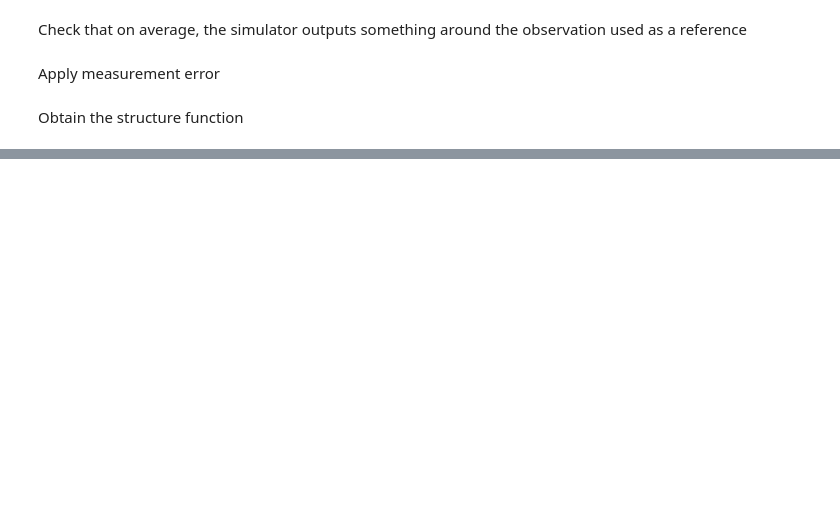
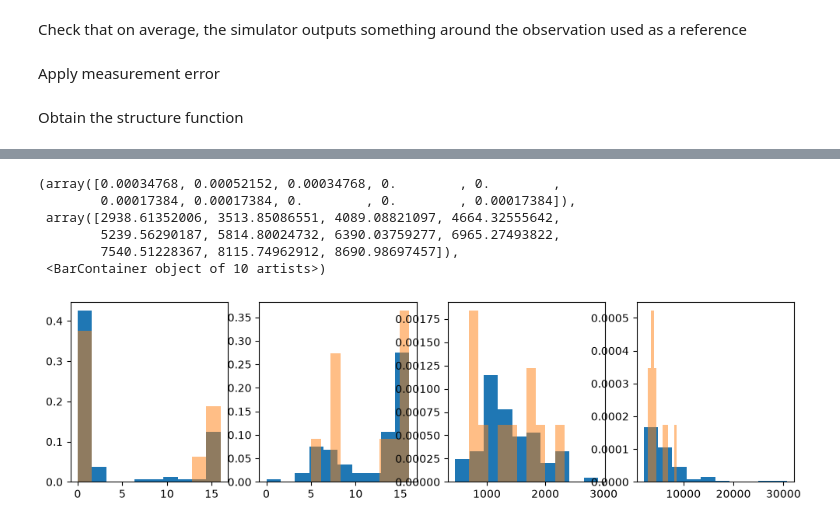
Before and after one commit to MolinAlexei/fast_turbulence_sim, a Jupyter notebook: docs/notebooks/use_sim_updated.ipynb, the cells around one changed output, grey strips where cells are left out. Drawn from its saved outputs; the diff is of its cells as text; code cells hidden in the pictures; blank space fills up the shorter version.

```diff
--- a/docs/notebooks/use_sim_updated.ipynb
+++ b/docs/notebooks/use_sim_updated.ipynb
@@ -274,0 +302,27 @@ stds_broad_10reps = data['stds_broad_10reps']
+# %%
+censhift_sfs_argmins_10reps = np.argmin(sfs_censhift_10reps[:,:17], axis = 1)
+censhift_sfs_argmaxs_10reps = np.argmax(sfs_censhift_10reps[:,:17], axis = 1)
+censhift_sfs_mins_10reps = np.min(sfs_censhift_10reps[:,:17], axis = 1)
+censhift_sfs_maxs_10reps = np.max(sfs_censhift_10reps[:,:17], axis = 1)
+# %%
+fig, ax = plt.subplots(1,4, figsize = (12,3))
+
+ax[0].hist(SFs_censhift[:,:17].argmin(axis = 1), density = True)
+ax[0].hist(censhift_sfs_argmins_10reps, alpha = 0.5, density = True)
+
+ax[1].hist(SFs_censhift[:,:17].argmax(axis = 1), density = True)
+ax[1].hist(censhift_sfs_argmaxs_10reps, alpha = 0.5, density = True)
+
+ax[2].hist(SFs_censhift[:,:17].min(axis = 1), density = True)
+ax[2].hist(censhift_sfs_mins_10reps, alpha = 0.5, density = True)
+
+ax[3].hist(SFs_censhift[:,:17].max(axis = 1), density = True)
+ax[3].hist(censhift_sfs_maxs_10reps, alpha = 0.5, density = True)
+# %% [output]
+(array([0.00034768, 0.00052152, 0.00034768, 0.        , 0.        ,
+        0.00017384, 0.00017384, 0.        , 0.        , 0.00017384]),
+ array([2938.61352006, 3513.85086551, 4089.08821097, 4664.32555642,
+        5239.56290187, 5814.80024732, 6390.03759277, 6965.27493822,
+        7540.51228367, 8115.74962912, 8690.98697457]),
+ <BarContainer object of 10 artists>)
+[figure, added]
```
Also changed, not shown: parts of 13 cells of this notebook, 6 other files.
